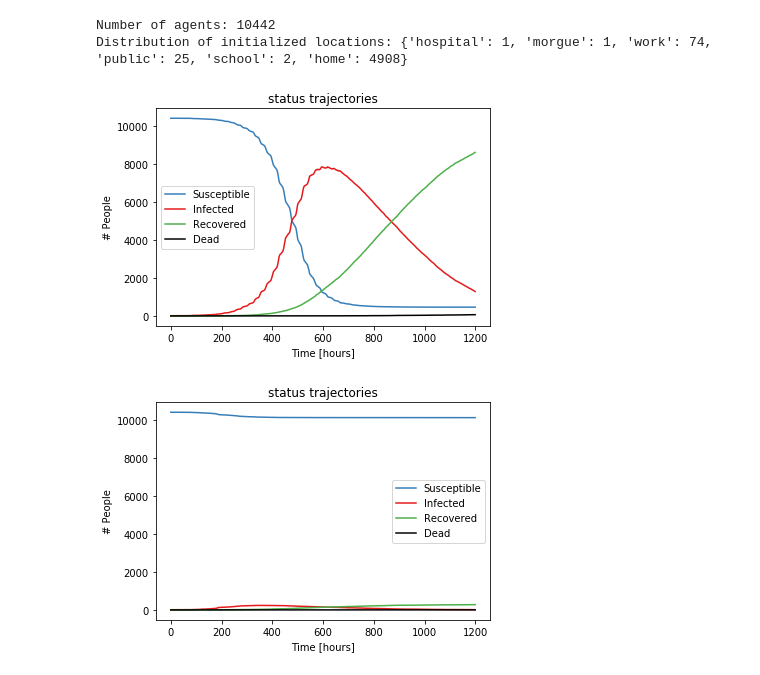
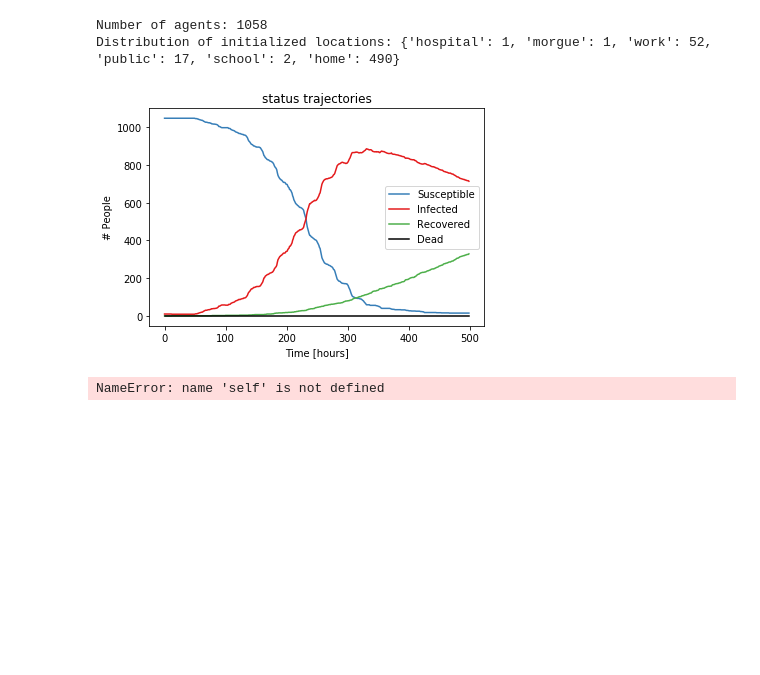
Before and after one commit to joba-1/Corona_Model, a Jupyter notebook: Heatmap_analysis.ipynb, the cells around one changed output. Drawn from its saved outputs; the diff is of its cells as text; code cells hidden in the pictures; blank space fills up the shorter version.

```diff
--- a/Heatmap_analysis.ipynb
+++ b/Heatmap_analysis.ipynb
@@ -16,12 +16,12 @@ geofiles = {1:'Buildings_Bad_Feilnbach_MA_1.csv',
             3:'Buildings_Gangelt_MA_3.csv',
             4:'Buildings_Gangelt_MA_1.csv'}
 # %%
-modeledWorld1 = ModeledPopulatedWorld(1000,10, world_from_file=True, geofile_name=geopath+geofiles[4], agent_agent_infection=True, input_schedules='schedules_v1')
+modeledWorld1 = ModeledPopulatedWorld(1000,10, world_from_file=True, geofile_name=geopath+geofiles[3], agent_agent_infection=True, input_schedules='schedules_v1')
 print('Number of agents: '+ str(modeledWorld1.number_of_people))
 print('Distribution of initialized locations: ' + str(modeledWorld1.get_distribution_of_location_types()))
 # %% [output]
-Number of agents: 10442
-Distribution of initialized locations: {'hospital': 1, 'morgue': 1, 'work': 74, 'public': 25, 'school': 2, 'home': 4908}
+Number of agents: 1058
+Distribution of initialized locations: {'hospital': 1, 'morgue': 1, 'work': 52, 'public': 17, 'school': 2, 'home': 490}
 # %%
 Agents={str(p.ID):p.age for p in list(modeledWorld1.people)}
 Agent_Ages=pandas.DataFrame()
@@ -41,6 +41,17 @@ for i in age_groups:
         lower_bound=i
         agent_ids=Agent_Ages.loc[Agent_Ages['Age']>=lower_bound,'ID']
         Agent_Ages.loc[Agent_Ages['ID'].isin(agent_ids),'AgeGroup']=int(i)
+# %%
+simulation1 = Simulation(modeledWorld1,500,run_immediately=False)
+simulation1.simulate()
+simulation1.plot_status_timecourse()
+# %% [output]
+[figure, added]
+# %%
+hh_time=simulation1.get_number_of_infected_households(time_span=[0, None], total=False)
+hh_tot=simulation1.get_number_of_infected_households(self, time_span=[0, None], total=True)
+# %% [output]
+NameError: name 'self' is not defined
 # %%
 simulation1 = Simulation(modeledWorld1,1200,run_immediately=False)
 simulation2 = Simulation(modeledWorld1,200,run_immediately=False)
@@ -66,9 +77,6 @@ for p in list(simulation3.people):
 simulation3.simulate()
 
 simulation3.plot_status_timecourse()
-# %% [output]
-[figure, removed]
-[figure, removed]
 # %%
 def build_infection_matrix(simulation,lowest_timestep=0,highest_timestep=None):
     if highest_timestep is None:
```
Also changed, not shown: parts of 2 cells of this notebook, 1 other file.
